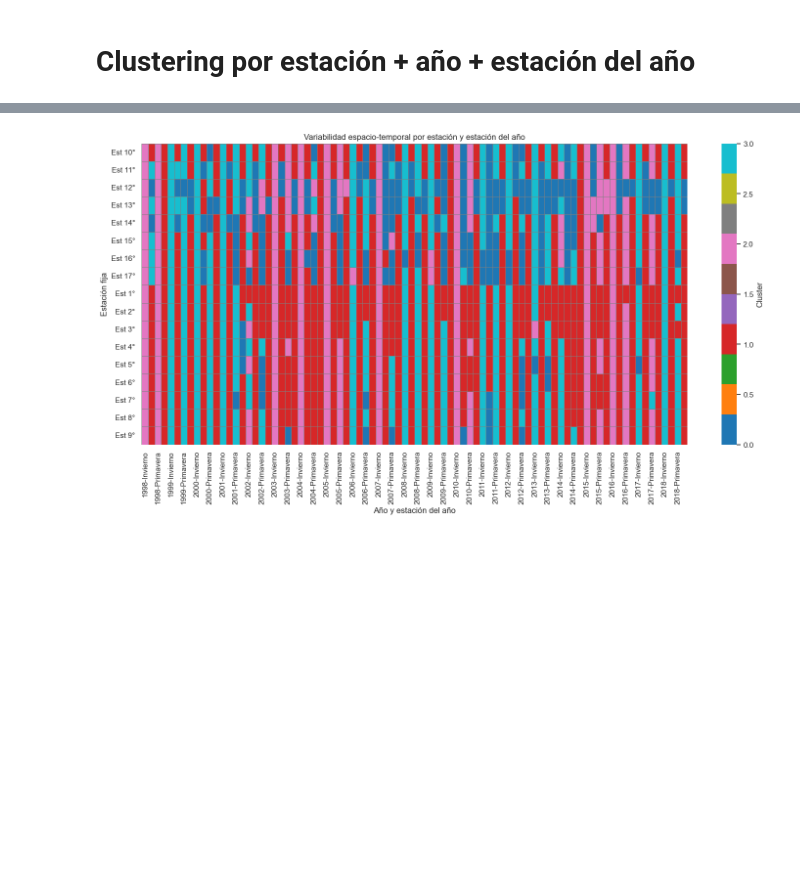
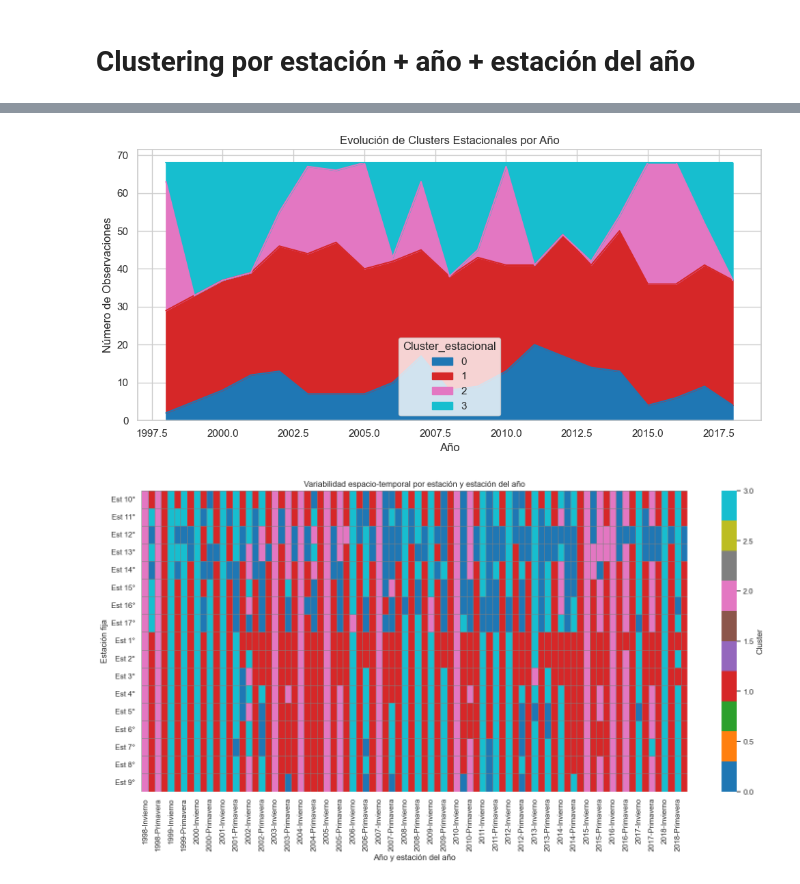
Before and after one commit to tukey-stans/ae-oceanografia-golfo-cali, a Jupyter notebook: notebooks/AABR/AABR_Clustering_v2.ipynb, the cells around one changed output, grey strips where cells are left out. Drawn from its saved outputs; the diff is of its cells as text; code cells hidden in the pictures; blank space fills up the shorter version.

```diff
--- a/notebooks/AABR/AABR_Clustering_v2.ipynb
+++ b/notebooks/AABR/AABR_Clustering_v2.ipynb
@@ -950,3 +1020,17 @@ agg_estacional["Cluster_estacional"] = kmeans_estacional.fit_predict(X_scaled)
+# %%
+# Conteo por año y cluster
+conteo_año = agg_estacional.groupby(["AÑO", "Cluster_estacional"]).size().unstack(fill_value=0)
+
+# Graficar
+conteo_año.plot(kind='area', stacked=True, figsize=(10,5), colormap='tab10')
+plt.title("Evolución de Clusters Estacionales por Año")
+plt.xlabel("Año")
+plt.ylabel("Número de Observaciones")
+plt.grid(True)
+plt.tight_layout()
+plt.show()
+# %% [output]
+[figure, added]
 # %%
 pivot_seasonal = agg_estacional.pivot_table(
     index="estacion",
```
Also changed, not shown: parts of 11 cells of this notebook.
